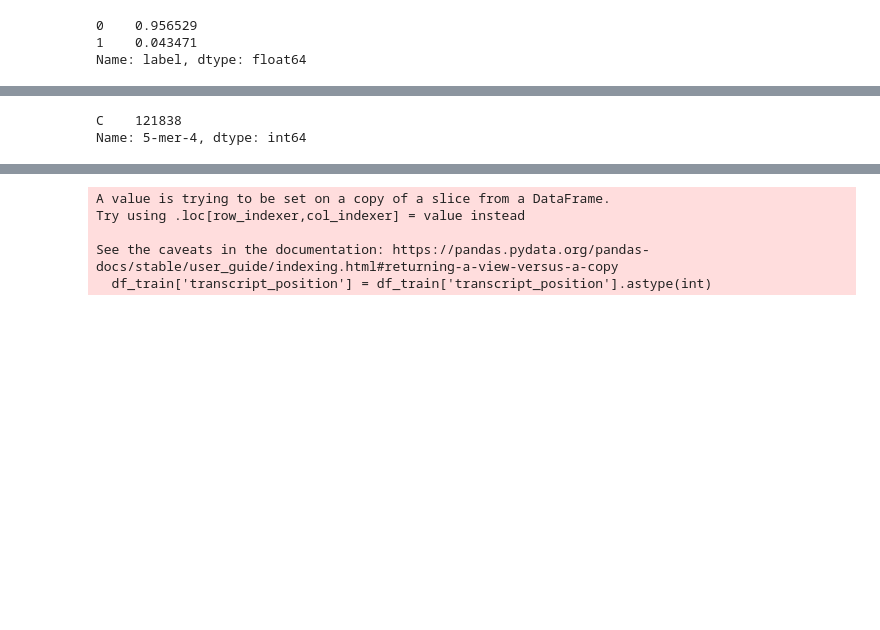
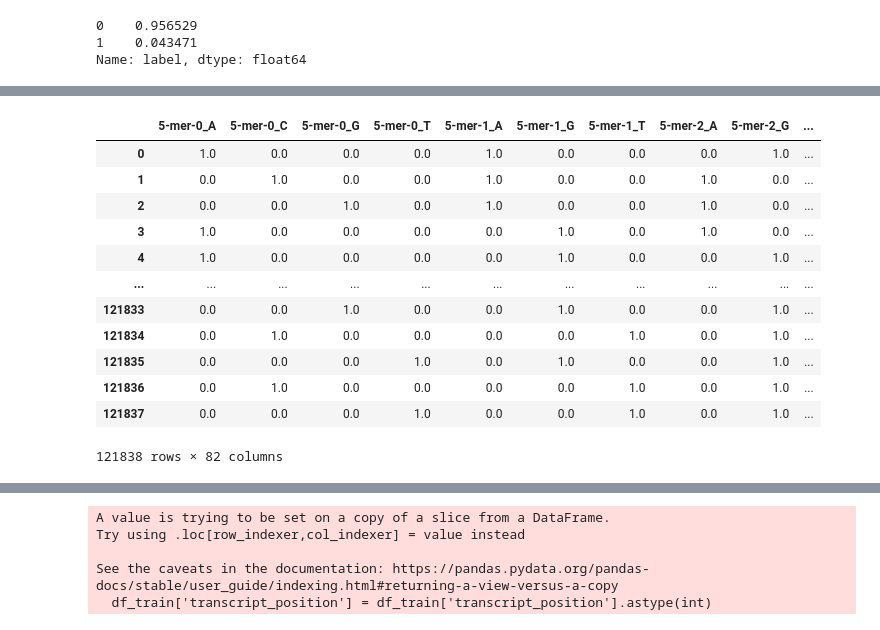
Before and after one commit to ben-dom393/teamedward, a Jupyter notebook: experiments/data_flattening.ipynb, the cells around one changed output, grey strips where cells are left out. Cells and saved outputs as stored; diff of their text form; code cells hidden in the pictures; blank space fills up the shorter version.

```diff
--- a/experiments/data_flattening.ipynb
+++ b/experiments/data_flattening.ipynb
@@ -224,28 +192,27 @@ Index(['Unnamed: 0', 'transcript_id', 'transcript_position', '5-mers',
       dtype='object')
-# %%
-new_df = new_df.drop(columns = {'Unnamed: 0'})
-# %%
-new_df['5-mer-0'] = new_df['5-mers'].map(lambda x:x[0])
-new_df['5-mer-1'] = new_df['5-mers'].map(lambda x:x[1])
-new_df['5-mer-2'] = new_df['5-mers'].map(lambda x:x[2])
-new_df['5-mer-3'] = new_df['5-mers'].map(lambda x:x[3])
-new_df['5-mer-4'] = new_df['5-mers'].map(lambda x:x[4])
-new_df['5-mer-5'] = new_df['5-mers'].map(lambda x:x[5])
-new_df['5-mer-6'] = new_df['5-mers'].map(lambda x:x[6])
-# %%
-new_df['5-mer-4'].value_counts()
-# %% [output]
-C    121838
-Name: 5-mer-4, dtype: int64
-# %%
-new_df=new_df.drop(columns = ['5-mers','5-mer-3','5-mer-4'])
 # %%
-new_df_cat = new_df[['5-mer-0','5-mer-1','5-mer-2','5-mer-5','5-mer-6']]
+new_df_cat = new_df[['5-mer-0','5-mer-1','5-mer-2','5-mer-5','5-mer-6','5-mer_window-1', '5-mer_window0', '5-mer_window1']]
 # %%
 from sklearn.preprocessing import OneHotEncoder
 encoder = OneHotEncoder()
 one_hot_encoded = encoder.fit_transform(new_df_cat)
 # %%
 one_hot_encoded_df = pd.DataFrame(one_hot_encoded.toarray(), columns=encoder.get_feature_names_out(input_features=new_df_cat.columns))
+# %%
+one_hot_encoded_df
+# %% [output]
+|  | 5-mer-0_A | 5-mer-0_C | 5-mer-0_G | 5-mer-0_T | 5-mer-1_A | 5-mer-1_G | 5-mer-1_T | 5-mer-2_A | 5-mer-2_G | ... |
+| 0 | 1.0 | 0.0 | 0.0 | 0.0 | 1.0 | 0.0 | 0.0 | 0.0 | 1.0 | ... |
+| 1 | 0.0 | 1.0 | 0.0 | 0.0 | 1.0 | 0.0 | 0.0 | 1.0 | 0.0 | ... |
+| 2 | 0.0 | 0.0 | 1.0 | 0.0 | 1.0 | 0.0 | 0.0 | 1.0 | 0.0 | ... |
+| 3 | 1.0 | 0.0 | 0.0 | 0.0 | 0.0 | 1.0 | 0.0 | 1.0 | 0.0 | ... |
+| 4 | 1.0 | 0.0 | 0.0 | 0.0 | 0.0 | 1.0 | 0.0 | 0.0 | 1.0 | ... |
+| ... | ... | ... | ... | ... | ... | ... | ... | ... | ... | ... |
+| 121833 | 0.0 | 0.0 | 1.0 | 0.0 | 0.0 | 1.0 | 0.0 | 0.0 | 1.0 | ... |
+| 121834 | 0.0 | 1.0 | 0.0 | 0.0 | 0.0 | 0.0 | 1.0 | 0.0 | 1.0 | ... |
+| 121835 | 0.0 | 0.0 | 0.0 | 1.0 | 0.0 | 1.0 | 0.0 | 0.0 | 1.0 | ... |
+| 121836 | 0.0 | 1.0 | 0.0 | 0.0 | 0.0 | 0.0 | 1.0 | 0.0 | 1.0 | ... |
+| 121837 | 0.0 | 0.0 | 0.0 | 1.0 | 0.0 | 0.0 | 1.0 | 0.0 | 1.0 | ... |
+121838 rows × 82 columns
 # %%
 data_encoded = pd.concat([new_df.drop(columns=new_df_cat.columns), one_hot_encoded_df], axis=1)
```
Also changed, not shown: parts of 40 cells of this notebook, 1 other file.
